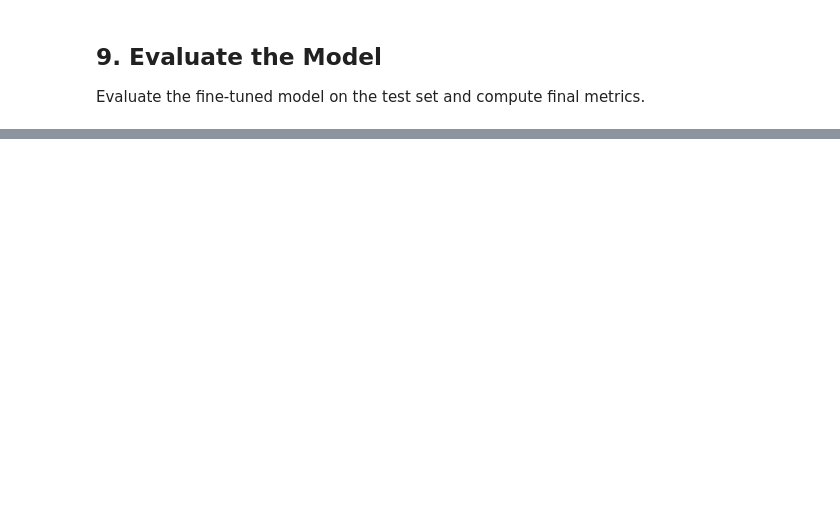
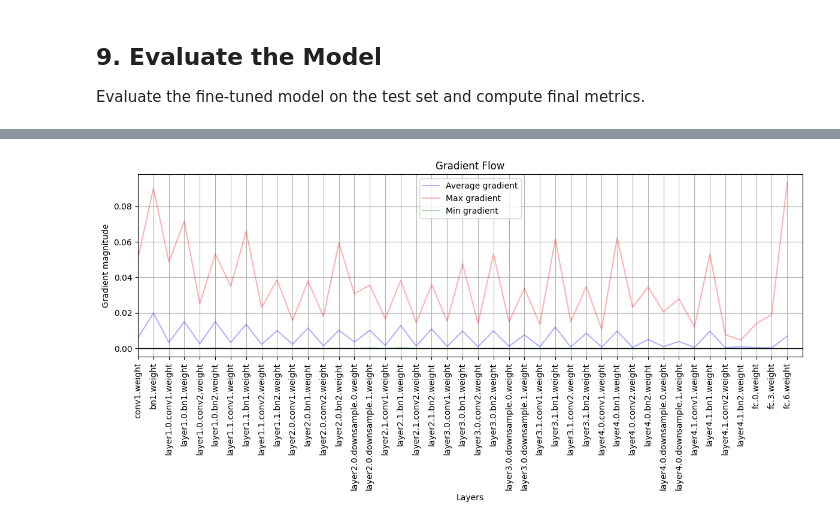
Before and after one commit to Manouso/mini-projects, a Jupyter notebook: transfer-learning/transfer_learning.ipynb, the cells around one changed output, grey strips where cells are left out. Saved outputs shown, nothing was run; the diff lists cells and outputs as text; code cells hidden in the pictures; blank space fills up the shorter version.

Commit message:
feat: add visualization to see where the nn focus and which neurons show issues

```diff
--- a/transfer-learning/transfer_learning.ipynb
+++ b/transfer-learning/transfer_learning.ipynb
@@ -366,6 +367,10 @@ Trainable parameters: ['fc.0.weight', 'fc.0.bias', 'fc.3.weight', 'fc.3.bias', '
 Train only the new classifier head while keeping the pretrained layers frozen.
 # %%
 # Train the classifier head
+criterion = nn.CrossEntropyLoss(label_smoothing=0.1)
+optimizer = optim.AdamW(model.fc.parameters(), lr=best_params['lr'], weight_decay=best_params['weight_decay'])
+scheduler = optim.lr_scheduler.CosineAnnealingLR(optimizer, T_max=20)
+
 model, _ = train_model(model, criterion, optimizer, scheduler, train_loader, val_loader, num_epochs=20, patience=5)
 # %% [output]
 Epoch 0/19
@@ -399,6 +404,8 @@ fine_tune_optimizer = optim.AdamW(model.parameters(), lr=1e-4, weight_decay=1e-4
 
 fine_tune_scheduler = optim.lr_scheduler.CosineAnnealingLR(fine_tune_optimizer, T_max=20)
 
+criterion = nn.CrossEntropyLoss(label_smoothing=0.1)
+
 # Fine-tune for more epochs
 model, _ = train_model(model, criterion, fine_tune_optimizer, fine_tune_scheduler, train_loader, val_loader, num_epochs=20, patience=10)
 # %% [output]
@@ -486,0 +498,52 @@ Model saved successfully!
+# %%
+def plot_grad_flow(named_parameters):
+
+    ave_grads = []
+    max_grads = []
+    min_grads = []
+    layers = []
+
+    # Iterate through model parameters to collect gradients
+    for n, p in named_parameters:
+        if p.requires_grad and p.grad is not None and "bias" not in n:
+            layers.append(n)
+            ave_grads.append(p.grad.abs().mean().cpu())
+            max_grads.append(p.grad.abs().max().cpu())
+            min_grads.append(p.grad.abs().min().cpu())
+
+    plt.figure(figsize=(12, 6))
+    plt.plot(ave_grads, alpha=0.3, color="b", label="Average gradient") # Blue line for average gradients
+    plt.plot(max_grads, alpha=0.3, color="r", label="Max gradient") # Red line for max gradients
+    plt.plot(min_grads, alpha=0.3, color="g", label="Min gradient") # Green line for min gradients
+    plt.hlines(0, 0, len(ave_grads)+1, linewidth=1, color="k")
+    plt.xticks(range(0, len(ave_grads), 1), layers, rotation="vertical")
+    plt.xlim(xmin=0, xmax=len(ave_grads))
+    plt.xlabel("Layers")
+    plt.ylabel("Gradient magnitude")
+    plt.title("Gradient Flow")
+    plt.legend()
+    plt.grid(True)
+    plt.tight_layout()
+    plt.show()
+
+# To visualize gradient flow, we need to perform a forward and backward pass
+# Let's take a small batch from the test set
+model.eval()
+inputs, labels = next(iter(test_loader))
+inputs = inputs[:4].to(device)  # Take first 4 images
+labels = labels[:4].to(device)
+
+# Define criterion (same as used in training)
+criterion = nn.CrossEntropyLoss(label_smoothing=0.1)
+
+# Forward pass
+outputs = model(inputs)
+loss = criterion(outputs, labels)
+
+# Backward pass to compute gradients
+loss.backward()
+
+# Plot gradient flow
+plot_grad_flow(model.named_parameters())
+# %% [output]
+[figure, added]
```
Also changed, not shown: parts of 10 cells of this notebook, 2 other files.
